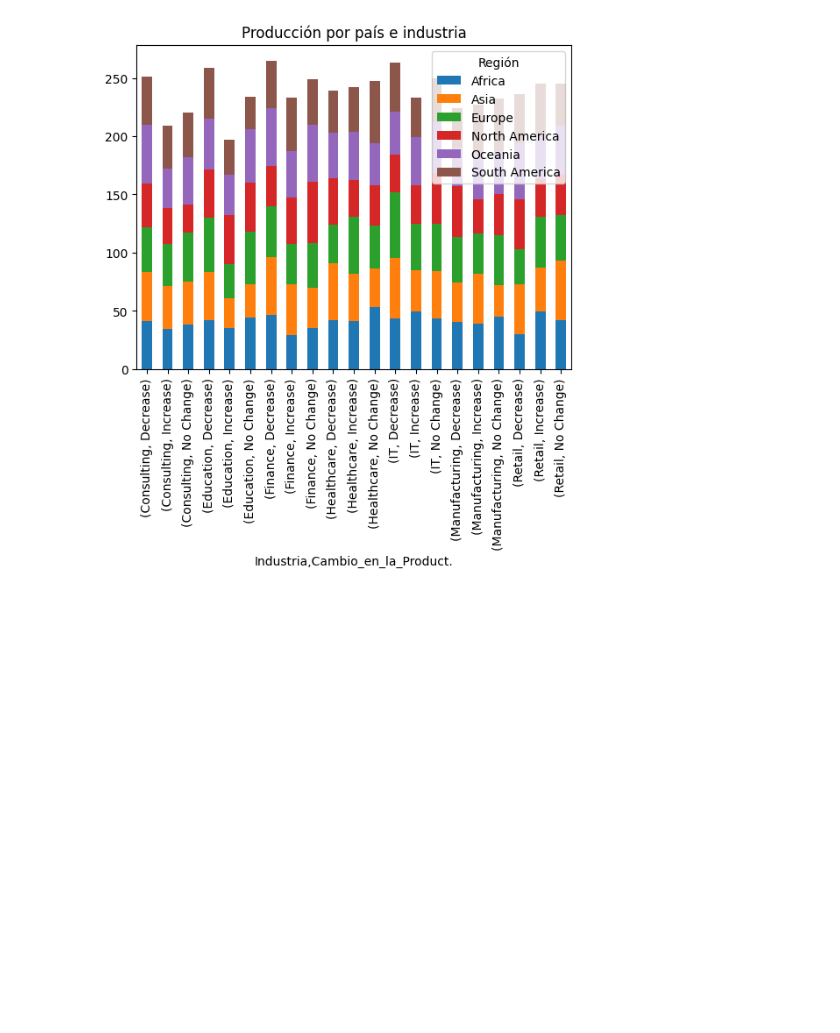
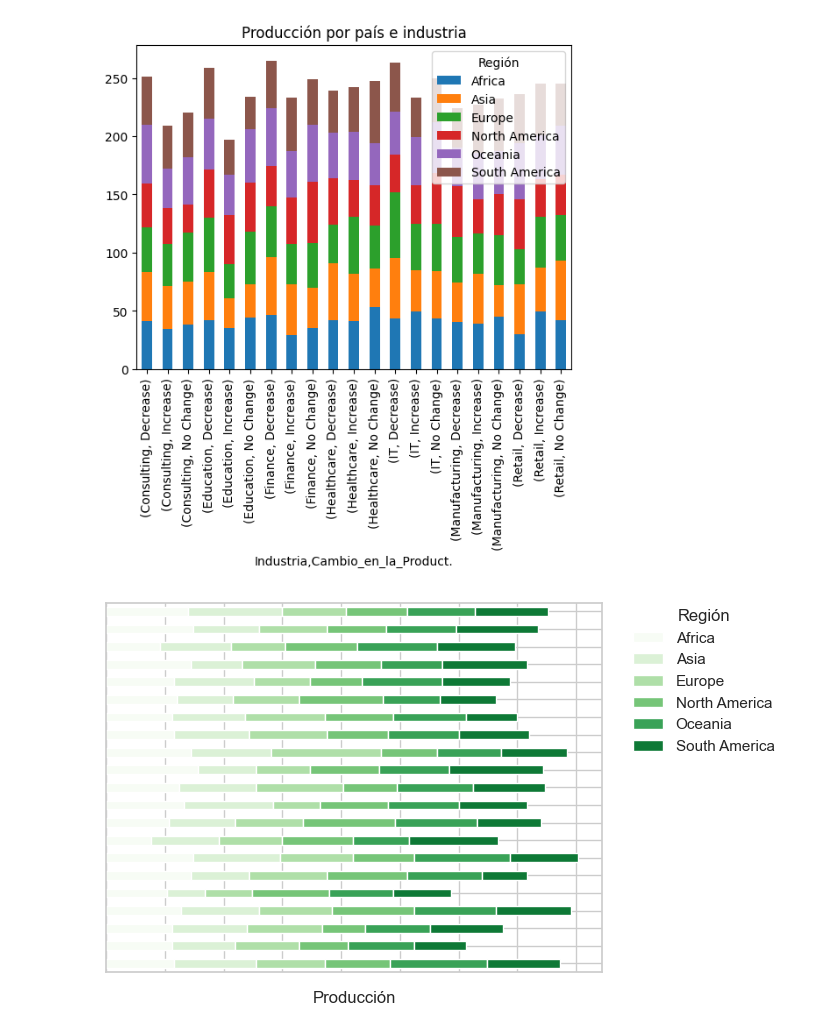
Before and after one commit to ConchaLG/ONLINE_DS_THEBRIDGE_ConchaLopez_Exercises, a Jupyter notebook: Concha_EDA/EDA.ipynb, the cells around one changed output. Saved outputs shown, nothing was run; the diff lists cells and outputs as text; code cells hidden in the pictures; blank space fills up the shorter version.

```diff
--- a/Concha_EDA/EDA.ipynb
+++ b/Concha_EDA/EDA.ipynb
@@ -440,6 +431,36 @@ plt.title('Producción por país e industria')
 plt.show()
 # %% [output]
 [figure]
+# %%
+
+cambios_pais_industria = df.groupby(['Industria', 'Cambio_en_la_Product.', 'Región']).size().unstack(fill_value=0)
+
+#Tonos de verde
+green_colors = plt.cm.Greens(range(0, 256, 256 // cambios_pais_industria.shape[1]))
+
+#Figura y fondo transparente
+fig, ax = plt.subplots()
+ax = cambios_pais_industria.plot(kind='barh', stacked=True, color=green_colors, ax=ax)
+
+# Título y etiquetas
+plt.title('')
+plt.xlabel('Producción')
+plt.ylabel('')
+
+# Leyenda de la gráfica en la parte superior derecha
+plt.legend(title='Región', bbox_to_anchor=(1.05, 1), loc='upper left', borderaxespad=0., framealpha=0)
+
+# Limpiar los ejes
+ax.set_xticklabels([])
+ax.set_yticklabels([])
+
+# Establecer fondo transparente
+fig.patch.set_alpha(0)
+ax.set_facecolor('none')
+
+plt.show()
+# %% [output]
+[figure, added]
 # %%
 sns.scatterplot(data=df, x='Calif._Aislamiento_Social', y='Rol_Laboral', hue='Actividad_Física', alpha=0.6)
 plt.title('Calif._Aislamiento_Social, Rol_Laboral y Actividad_Física')
```
Also changed, not shown: parts of 31 cells of this notebook, 1 other file.
